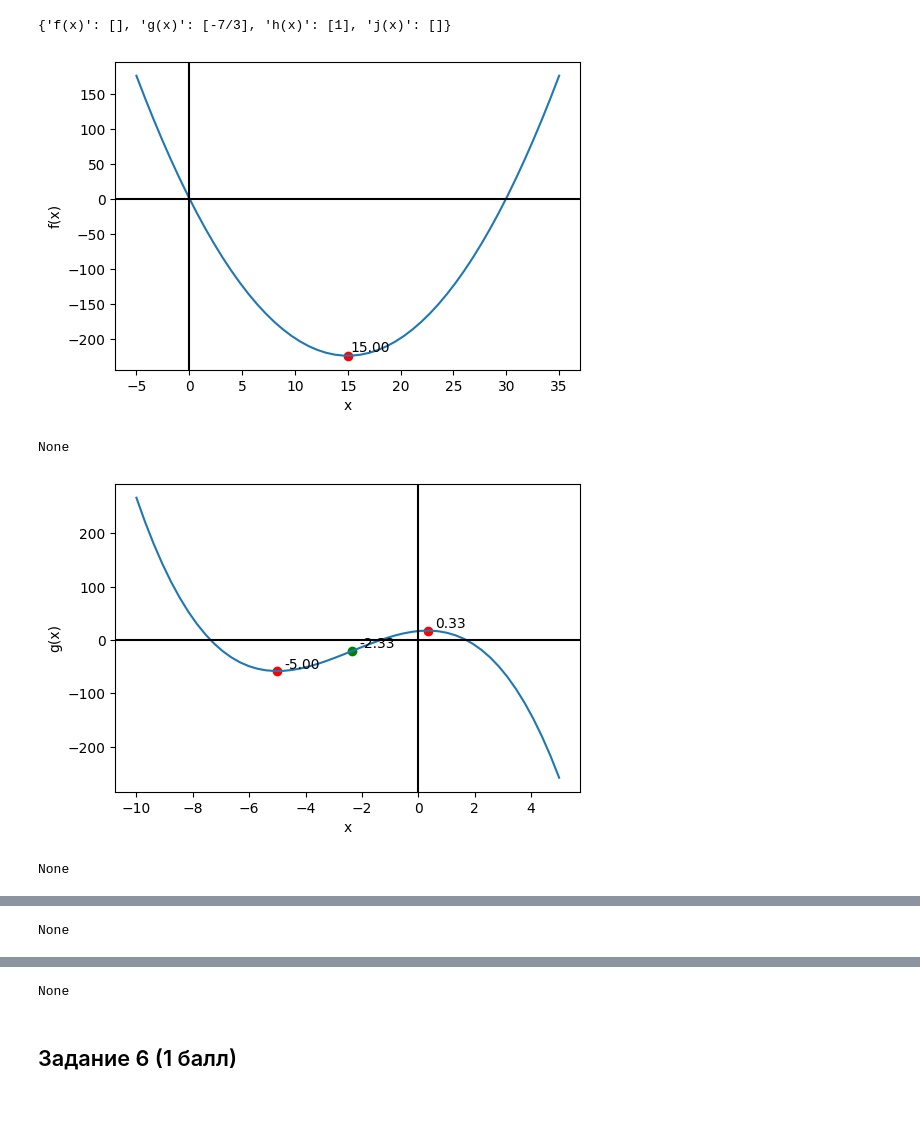
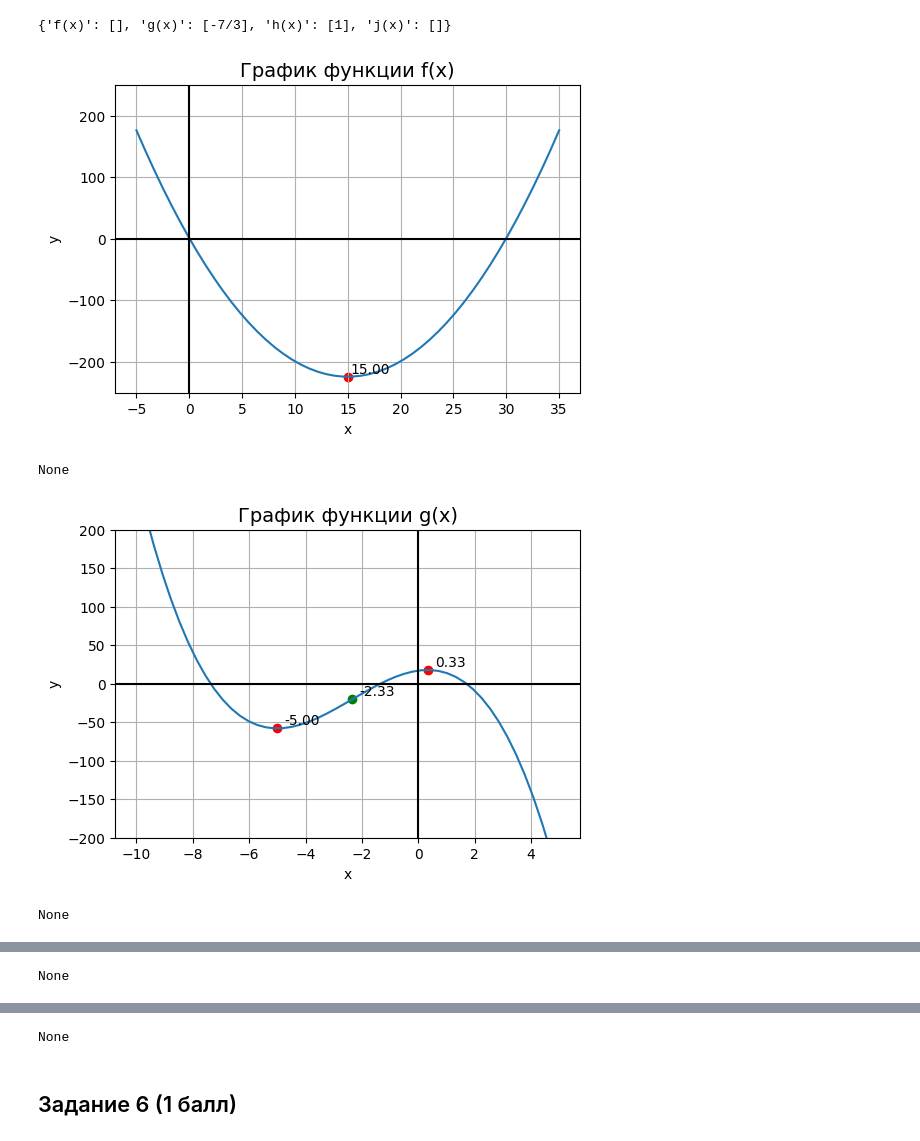
Before and after one commit to Batmad01/ML_HW, a Jupyter notebook: HW_2/AI_HW2_GD_base.ipynb, the cells around one changed output, grey strips where cells are left out. Drawn from its saved outputs; the diff is of its cells as text; code cells hidden in the pictures; blank space fills up the shorter version.

```diff
--- a/HW_2/AI_HW2_GD_base.ipynb
+++ b/HW_2/AI_HW2_GD_base.ipynb
@@ -172,7 +172,7 @@ display(inf_dict)
 {'f(x)': [], 'g(x)': [-7/3], 'h(x)': [1], 'j(x)': []}
 # %%
 # Визуализация экстремумов и точек перегиба функции
-def plot_function(fx, name, extrema_points, inflection_points, x_vals):
+def plot_function(fx, name, extrema_points, inflection_points, x_vals, y_lim=200):
 
     # Преобразование функции в численную
     f_lambda = sp.lambdify(x, fx, 'numpy')
@@ -197,18 +197,27 @@ def plot_function(fx, name, extrema_points, inflection_points, x_vals):
 
     # Общие настройки графика
     plt.xlabel('x')
-    plt.ylabel(f'{name}')
+    plt.ylabel('y')
+    plt.title(f"График функции {name}", fontsize=14)
+    plt.grid(True)
+    plt.ylim(-y_lim, y_lim)
     plt.axvline(x=0, c = 'black')
     plt.axhline(y=0, c = 'black')
     plt.show()
+# %%
+# учитываем, что функции h и j имеют разрыв при x=0
+# также учитываем, что plt.plot строит "линейный" график, объединяя все точки линий (актуально для h(x))
+x_hj = np.linspace(-2, -0.1).tolist() + np.linspace(0.1, 2).tolist()
+x_hj = np.array(x_hj)
 # %%
 # Построение графиков
-x_vals_lst = [np.linspace(-5, 35), np.linspace(-10, 5), np.linspace(-5, 5), np.linspace(-5, 5)]
+x_vals_lst = [np.linspace(-5, 35), np.linspace(-10, 5), x_hj, x_hj]
+y_lims = [250, 200, 10, 100]
 
-for func, name, x_vals in zip(funcs, names, x_vals_lst):
-    print(plot_function(func, name, [x for x in ext_dict[name]], [x for x in inf_dict[name]], x_vals = x_vals))
+for func, name, x_vals, y_lim in zip(funcs, names, x_vals_lst, y_lims):
+    print(plot_function(func, name, [x for x in ext_dict[name]], [x for x in inf_dict[name]], x_vals = x_vals, y_lim=y_lim))
 # %% [output]
-[figure, old version]
+[figure, new version]
 None
-[figure, old version]
+[figure, new version]
 None
```
Also changed, not shown: parts of 10 cells of this notebook.
